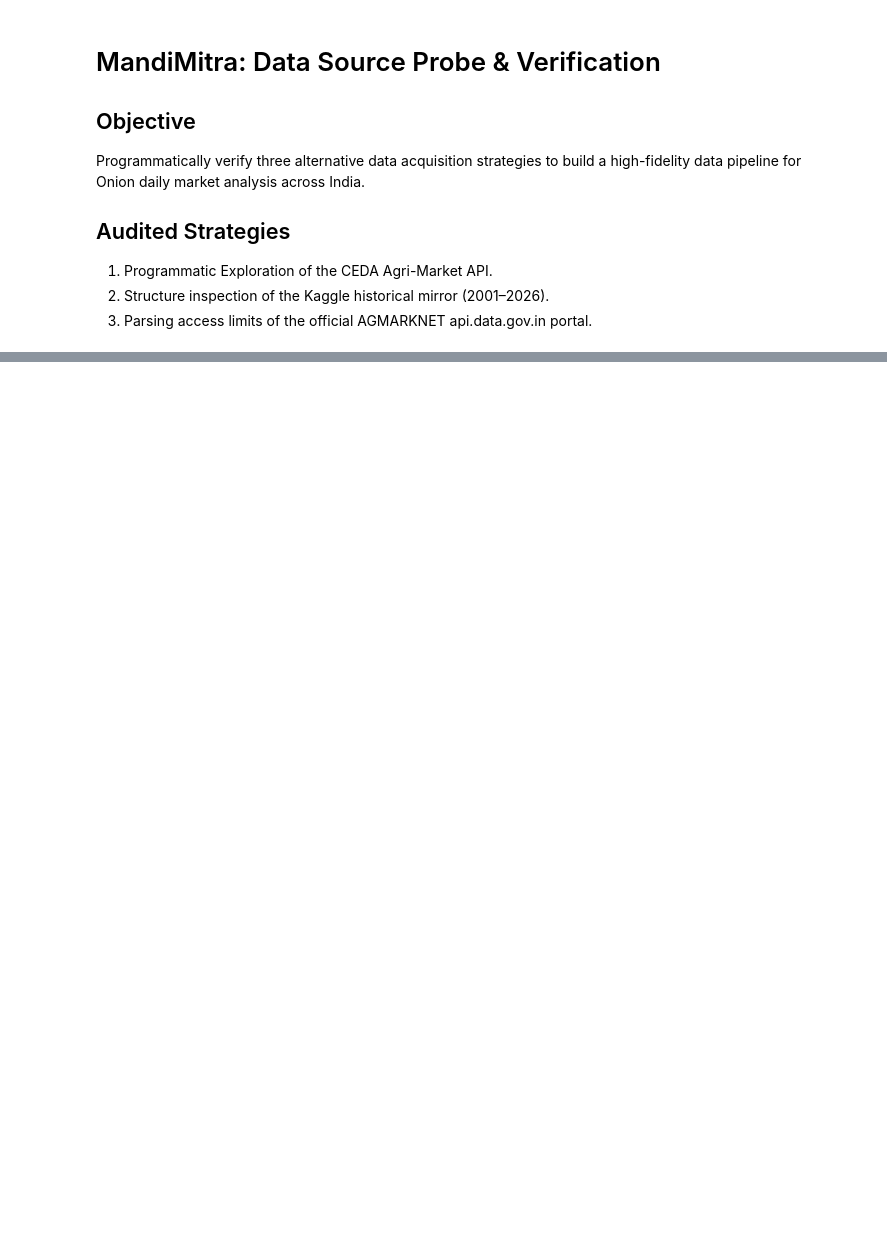
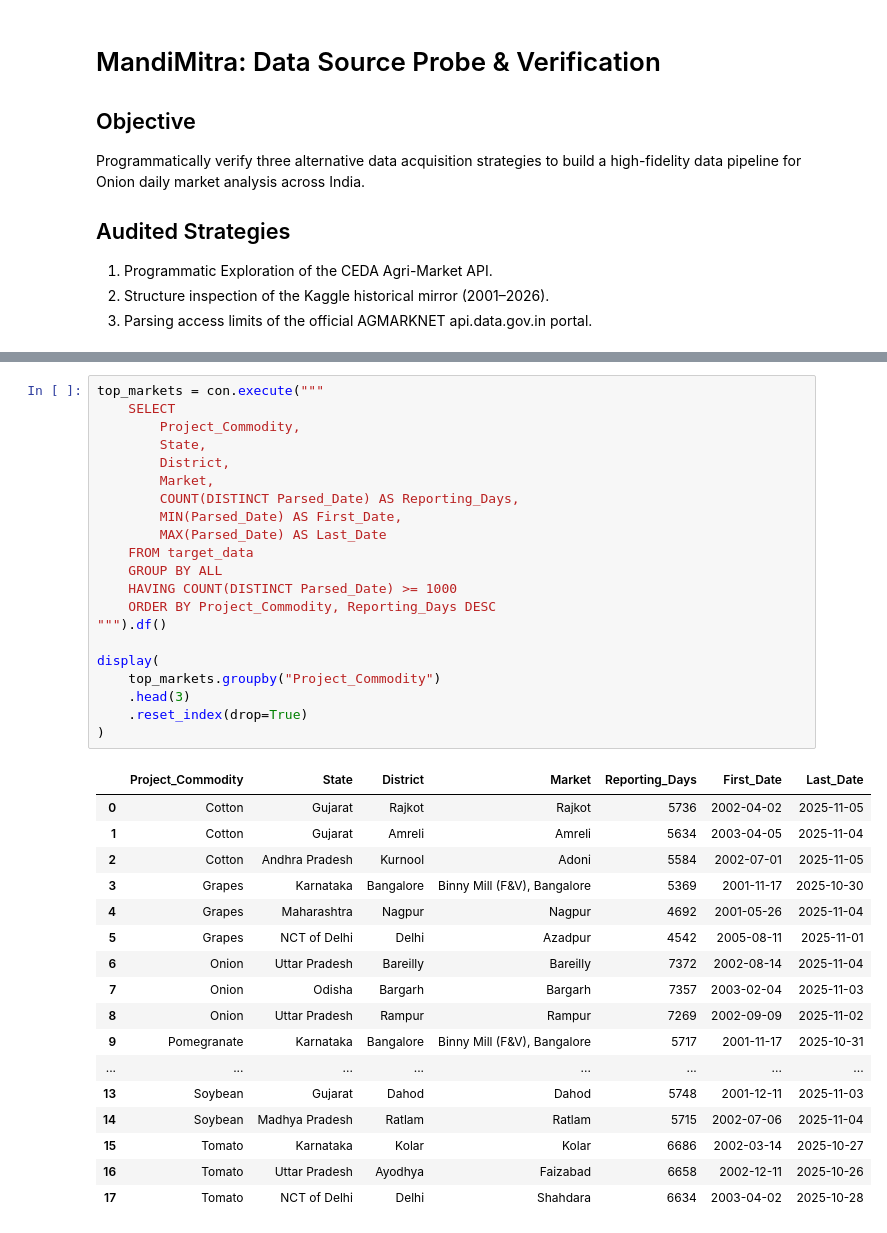
Before and after one commit to Sachpreet-01/MandiMitra, a Jupyter notebook: notebooks/01_data_source_audit.ipynb, the cells around one changed output, grey strips where cells are left out. Drawn from its saved outputs; the diff is of its cells as text; blank space fills up the shorter version.

```diff
--- a/notebooks/01_data_source_audit.ipynb
+++ b/notebooks/01_data_source_audit.ipynb
@@ -33,0 +1031,39 @@ print(f"Required historical columns: {expected_mirror_columns}")
+# %%
+top_markets = con.execute("""
+    SELECT
+        Project_Commodity,
+        State,
+        District,
+        Market,
+        COUNT(DISTINCT Parsed_Date) AS Reporting_Days,
+        MIN(Parsed_Date) AS First_Date,
+        MAX(Parsed_Date) AS Last_Date
+    FROM target_data
+    GROUP BY ALL
+    HAVING COUNT(DISTINCT Parsed_Date) >= 1000
+    ORDER BY Project_Commodity, Reporting_Days DESC
+""").df()
+
+display(
+    top_markets.groupby("Project_Commodity")
+    .head(3)
+    .reset_index(drop=True)
+)
+# %% [output]
+|  | Project_Commodity | State | District | Market | Reporting_Days | First_Date | Last_Date |
+| 0 | Cotton | Gujarat | Rajkot | Rajkot | 5736 | 2002-04-02 | 2025-11-05 |
+| 1 | Cotton | Gujarat | Amreli | Amreli | 5634 | 2003-04-05 | 2025-11-04 |
+| 2 | Cotton | Andhra Pradesh | Kurnool | Adoni | 5584 | 2002-07-01 | 2025-11-05 |
+| 3 | Grapes | Karnataka | Bangalore | Binny Mill (F&V), Bangalore | 5369 | 2001-11-17 | 2025-10-30 |
+| 4 | Grapes | Maharashtra | Nagpur | Nagpur | 4692 | 2001-05-26 | 2025-11-04 |
+| 5 | Grapes | NCT of Delhi | Delhi | Azadpur | 4542 | 2005-08-11 | 2025-11-01 |
+| 6 | Onion | Uttar Pradesh | Bareilly | Bareilly | 7372 | 2002-08-14 | 2025-11-04 |
+| 7 | Onion | Odisha | Bargarh | Bargarh | 7357 | 2003-02-04 | 2025-11-03 |
+| 8 | Onion | Uttar Pradesh | Rampur | Rampur | 7269 | 2002-09-09 | 2025-11-02 |
+| 9 | Pomegranate | Karnataka | Bangalore | Binny Mill (F&V), Bangalore | 5717 | 2001-11-17 | 2025-10-31 |
+| ... | ... | ... | ... | ... | ... | ... | ... |
+| 13 | Soybean | Gujarat | Dahod | Dahod | 5748 | 2001-12-11 | 2025-11-03 |
+| 14 | Soybean | Madhya Pradesh | Ratlam | Ratlam | 5715 | 2002-07-06 | 2025-11-04 |
+| 15 | Tomato | Karnataka | Kolar | Kolar | 6686 | 2002-03-14 | 2025-10-27 |
+| 16 | Tomato | Uttar Pradesh | Ayodhya | Faizabad | 6658 | 2002-12-11 | 2025-10-26 |
+| 17 | Tomato | NCT of Delhi | Delhi | Shahdara | 6634 | 2003-04-02 | 2025-10-28 |
```
Also changed, not shown: parts of 24 cells of this notebook, 2 other files.
